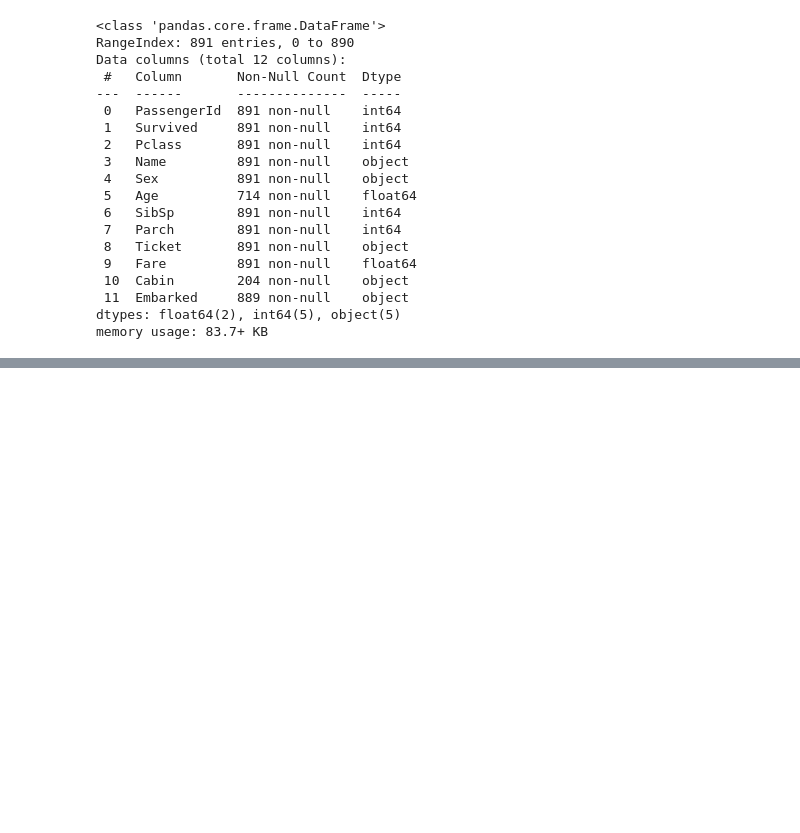
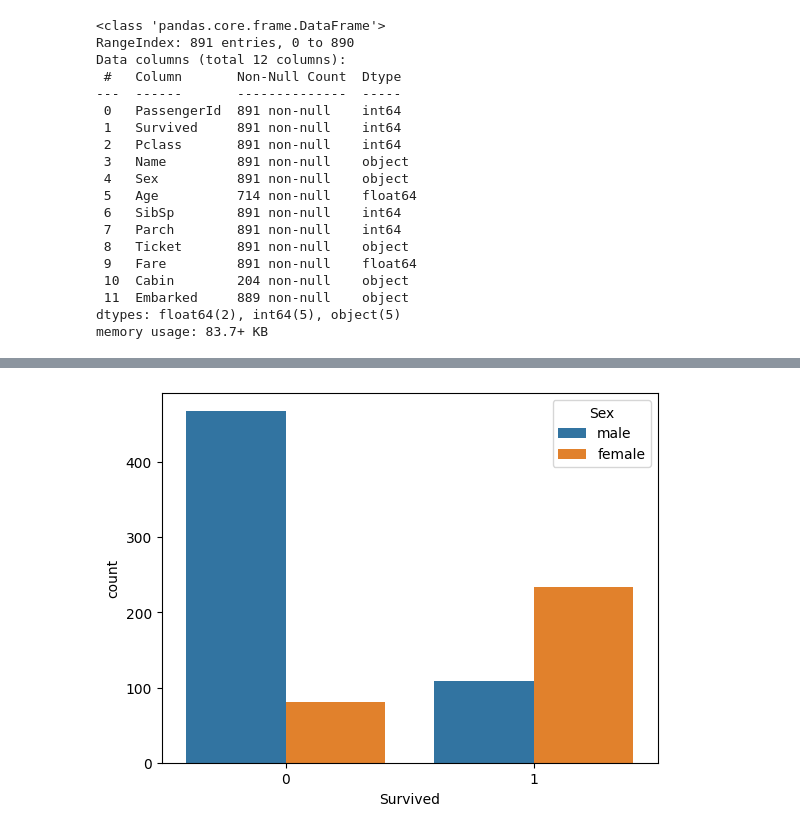
Before and after one commit to sohammankar/Titanic, a Jupyter notebook: Titanic.ipynb, the cells around one changed output, grey strips where cells are left out. Saved outputs shown, nothing was run; the diff lists cells and outputs as text; code cells hidden in the pictures; blank space fills up the shorter version.

```diff
--- a/Titanic.ipynb
+++ b/Titanic.ipynb
@@ -83,0 +93,5 @@ memory usage: 6.7 KB
+# %%
+sns.countplot(x='Survived', hue='Sex', data=df_train)
+plt.show()
+# %% [output]
+[figure, added]
```
Also changed, not shown: parts of 7 cells of this notebook.
